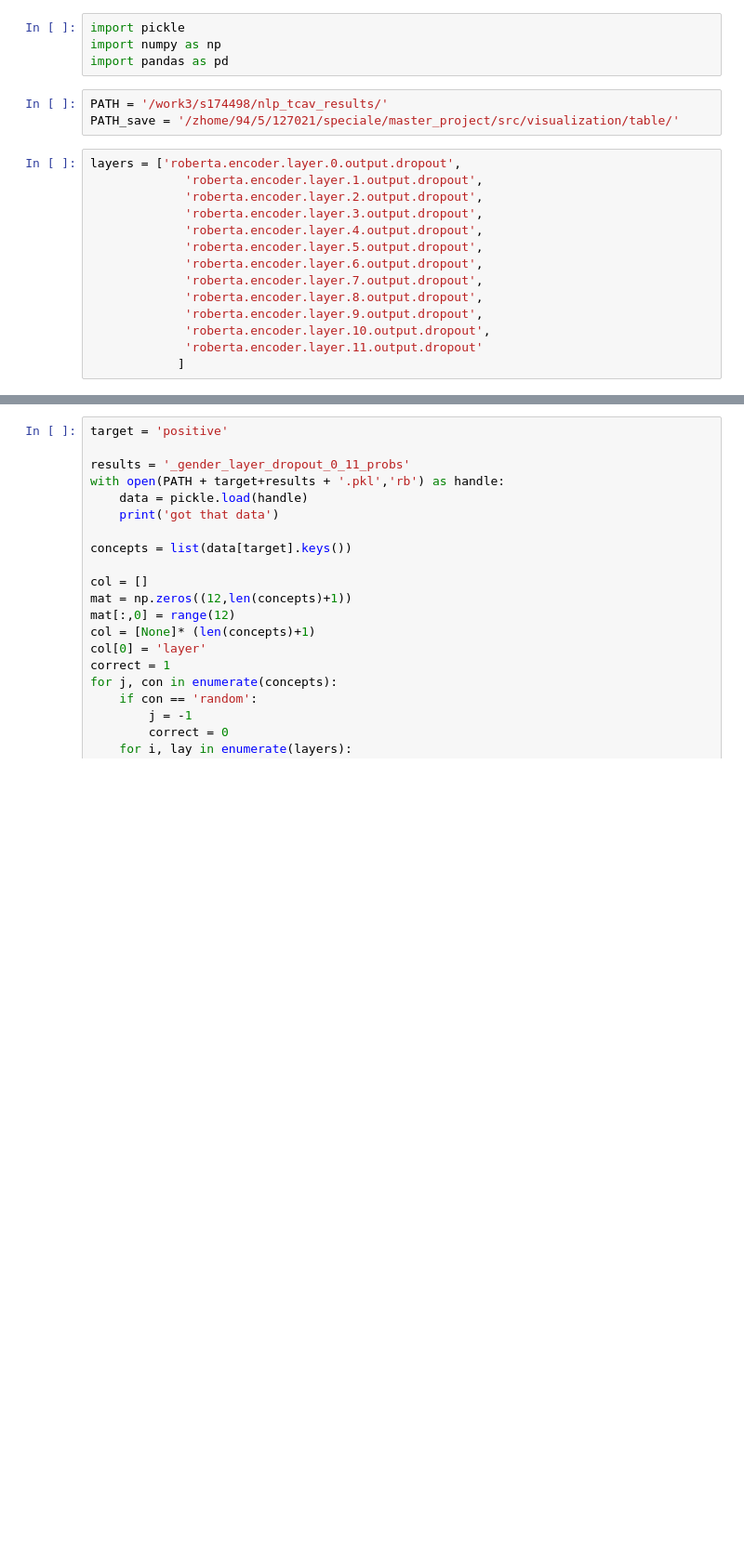
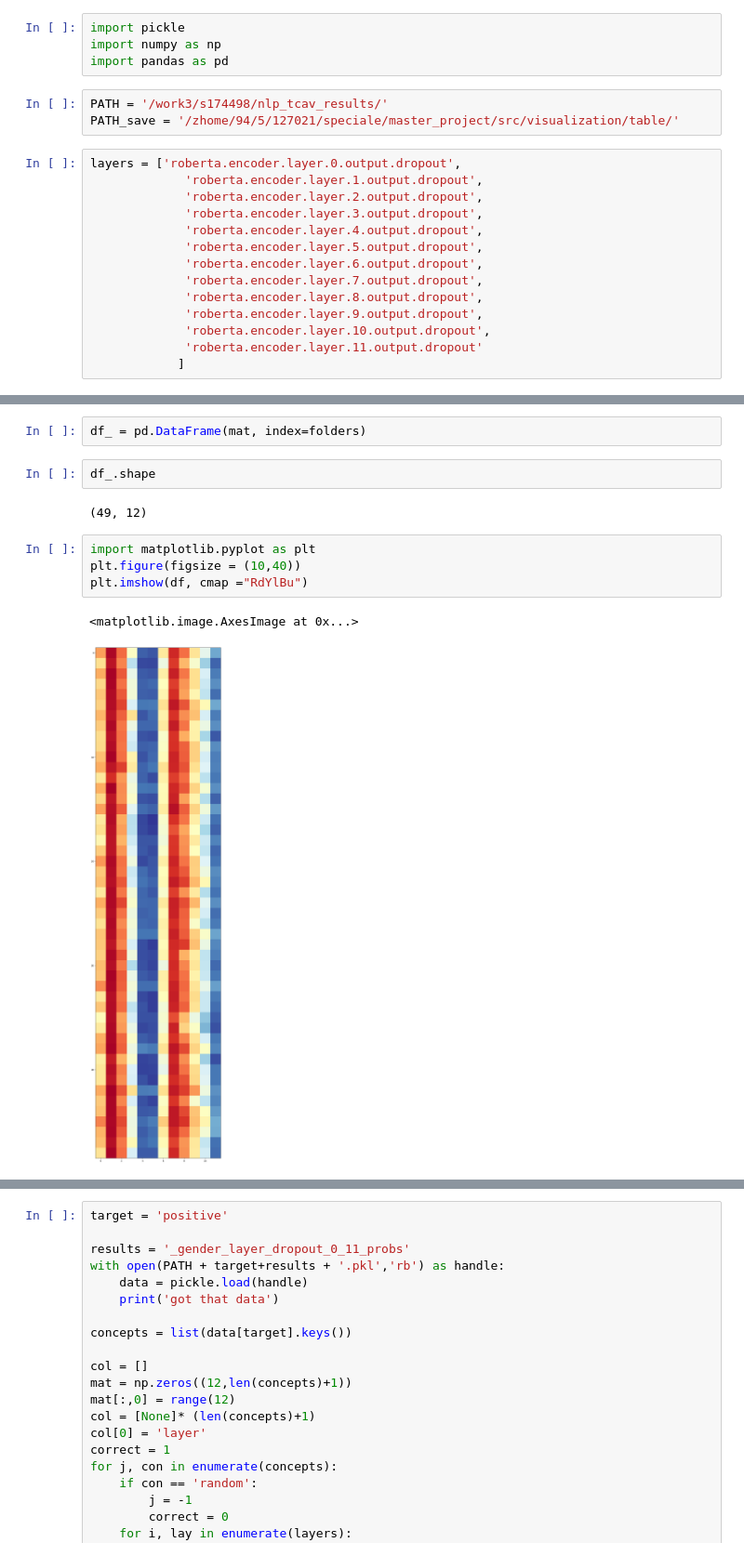
Before and after one commit to gaunby/master_project, a Jupyter notebook: notebooks/tcav_acc_results.ipynb, the cells around one changed output, grey strips where cells are left out. Shown at 93% size. Drawn from its saved outputs; the diff is of its cells as text; blank space fills up the shorter version.

```diff
--- a/notebooks/tcav_acc_results.ipynb
+++ b/notebooks/tcav_acc_results.ipynb
@@ -23,0 +76,13 @@ layers = ['roberta.encoder.layer.0.output.dropout',
+# %%
+df_ = pd.DataFrame(mat, index=folders)
+# %%
+df_.shape
+# %% [output]
+(49, 12)
+# %%
+import matplotlib.pyplot as plt
+plt.figure(figsize = (10,40))
+plt.imshow(df, cmap ="RdYlBu")
+# %% [output]
+<matplotlib.image.AxesImage at 0x...>
+[figure, added]
```
Also changed, not shown: parts of 9 cells of this notebook, 4 other files.
